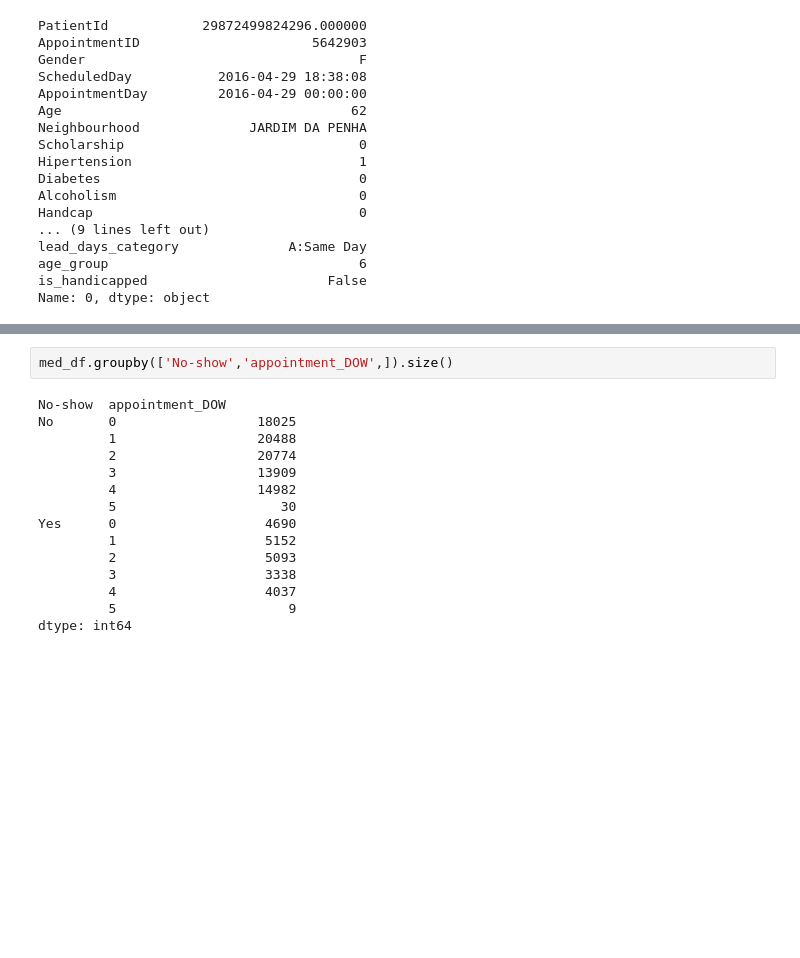
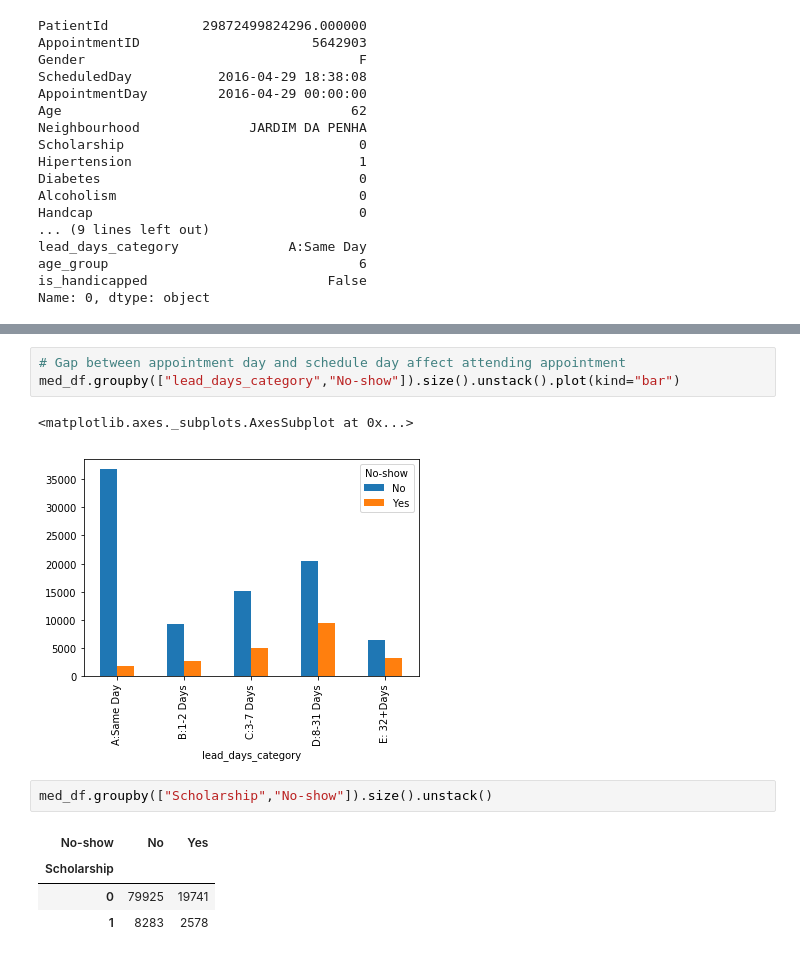
Before and after one commit to DeepikaKasbale/no_show_appointments_data_science_case_study, a Jupyter notebook: case_study_no_show_appointment.ipynb, the cells around one changed output, grey strips where cells are left out. Cells and saved outputs as stored; diff of their text form; blank space fills up the shorter version.

```diff
--- a/case_study_no_show_appointment.ipynb
+++ b/case_study_no_show_appointment.ipynb
@@ -472,17 +505,13 @@ Name: 0, dtype: object
+# %%
+# Gap between appointment day and schedule day affect attending appointment
+med_df.groupby(["lead_days_category","No-show"]).size().unstack().plot(kind="bar")
+# %% [output]
+<matplotlib.axes._subplots.AxesSubplot at 0x...>
+[figure, added]
 # %%
-med_df.groupby(['No-show','appointment_DOW',]).size()
+med_df.groupby(["Scholarship","No-show"]).size().unstack()
 # %% [output]
-No-show  appointment_DOW
-No       0                  18025
-         1                  20488
-         2                  20774
-         3                  13909
-         4                  14982
-         5                     30
-Yes      0                   4690
-         1                   5152
-         2                   5093
-         3                   3338
-         4                   4037
-         5                      9
-dtype: int64
+| No-show | No | Yes |
+| Scholarship |  |  |
+| 0 | 79925 | 19741 |
+| 1 | 8283 | 2578 |
```
Also changed, not shown: parts of 8 cells of this notebook.
